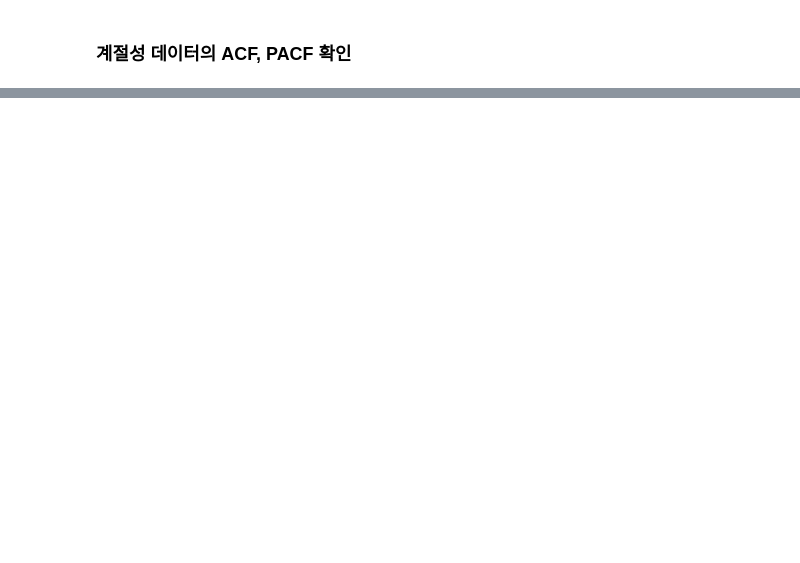
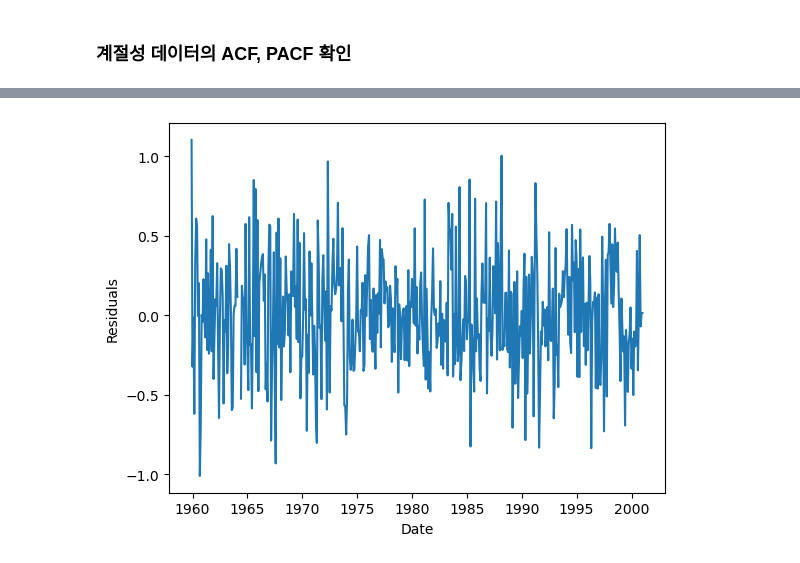
Before and after one commit to Tiabet/Time-series, a Jupyter notebook: Time-series/SeasonalARIMA.ipynb, the cells around one changed output, grey strips where cells are left out. Cells and saved outputs as stored; diff of their text form; code cells hidden in the pictures; blank space fills up the shorter version.

```diff
--- a/Time-series/SeasonalARIMA.ipynb
+++ b/Time-series/SeasonalARIMA.ipynb
@@ -100,0 +110,15 @@ DatetimeIndex(['1997-08-31', '1997-09-30', '1997-10-31', '1997-11-30',
+# %%
+# Get the residuals
+residuals = results.resid[20:]
+
+# Plot the residuals
+plt.plot(residuals, label='Residuals')
+
+# Add labels
+plt.xlabel('Date')
+plt.ylabel('Residuals')
+
+# Show the plot
+plt.show()
+# %% [output]
+[figure, added]
```
Also changed, not shown: parts of 4 cells of this notebook, 2 other files.
